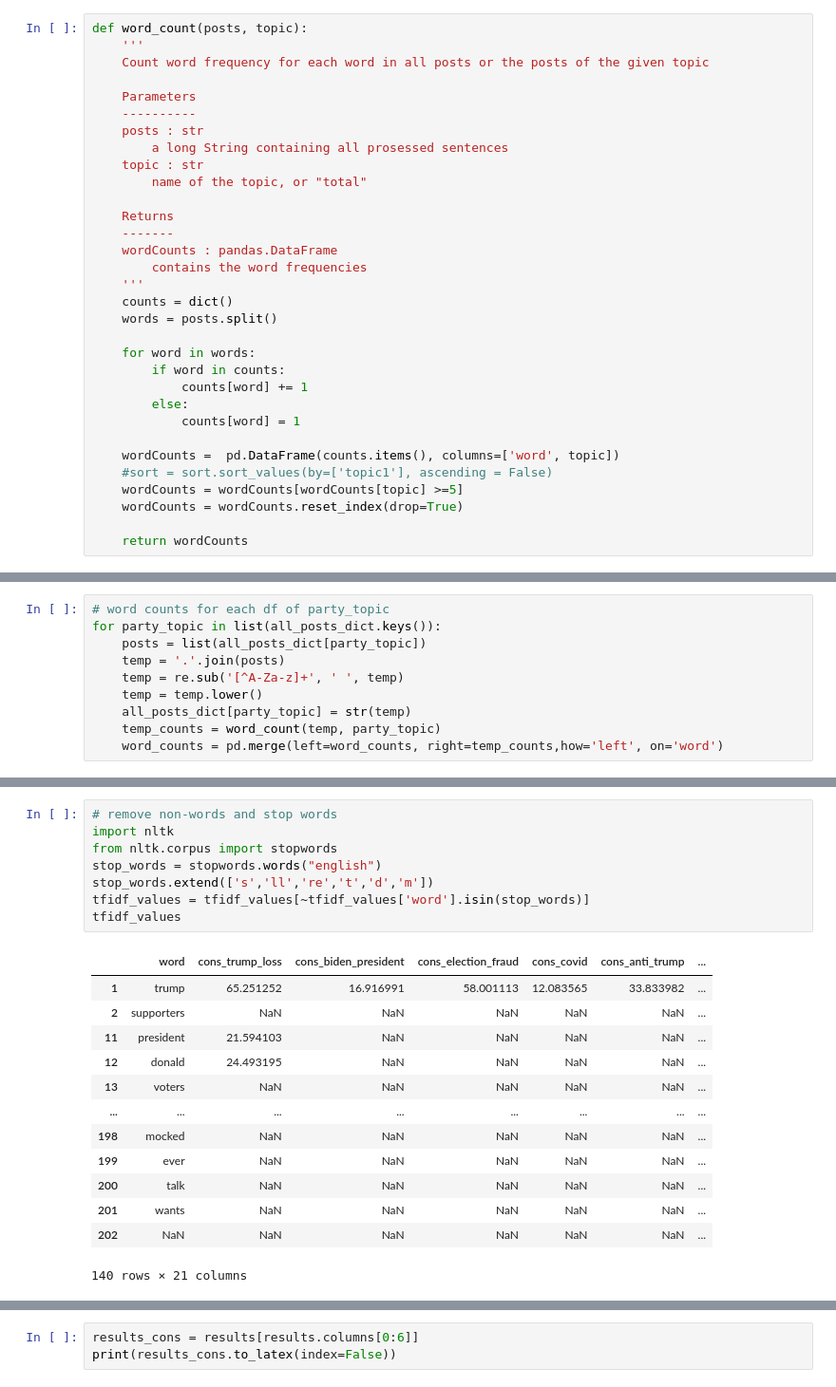
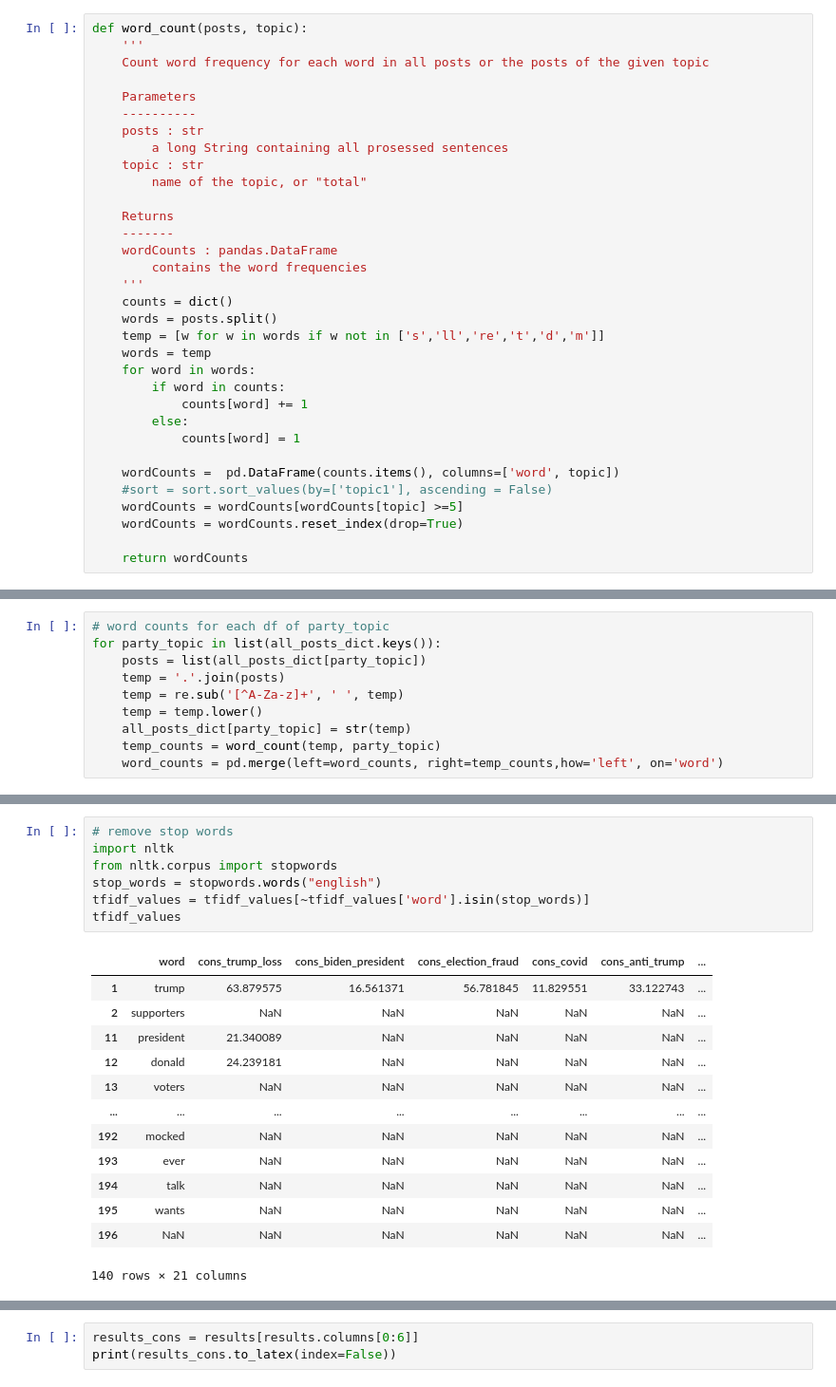
Before and after one commit to wly21/TD-IDF-topics, a Jupyter notebook: TF-IDF.ipynb, the cells around one changed output, grey strips where cells are left out. Shown at 95% size. Saved outputs shown, nothing was run; the diff lists cells and outputs as text.

```diff
--- a/TF-IDF.ipynb
+++ b/TF-IDF.ipynb
@@ -64,7 +70,8 @@ def word_count(posts, topic):
     '''
     counts = dict()
     words = posts.split()
-
+    temp = [w for w in words if w not in ['s','ll','re','t','d','m']]
+    words = temp
     for word in words:
         if word in counts:
             counts[word] += 1
@@ -199,22 +206,21 @@ tfidf_values
 # %%
-# remove non-words and stop words
+# remove stop words
 import nltk
 from nltk.corpus import stopwords
 stop_words = stopwords.words("english")
-stop_words.extend(['s','ll','re','t','d','m'])
 tfidf_values = tfidf_values[~tfidf_values['word'].isin(stop_words)]
 tfidf_values
 # %% [output]
 |  | word | cons_trump_loss | cons_biden_president | cons_election_fraud | cons_covid | cons_anti_trump | ... |
-| 1 | trump | 65.251252 | 16.916991 | 58.001113 | 12.083565 | 33.833982 | ... |
+| 1 | trump | 63.879575 | 16.561371 | 56.781845 | 11.829551 | 33.122743 | ... |
 | 2 | supporters | NaN | NaN | NaN | NaN | NaN | ... |
-| 11 | president | 21.594103 | NaN | NaN | NaN | NaN | ... |
-| 12 | donald | 24.493195 | NaN | NaN | NaN | NaN | ... |
+| 11 | president | 21.340089 | NaN | NaN | NaN | NaN | ... |
+| 12 | donald | 24.239181 | NaN | NaN | NaN | NaN | ... |
 | 13 | voters | NaN | NaN | NaN | NaN | NaN | ... |
 | ... | ... | ... | ... | ... | ... | ... | ... |
-| 198 | mocked | NaN | NaN | NaN | NaN | NaN | ... |
-| 199 | ever | NaN | NaN | NaN | NaN | NaN | ... |
-| 200 | talk | NaN | NaN | NaN | NaN | NaN | ... |
-| 201 | wants | NaN | NaN | NaN | NaN | NaN | ... |
-| 202 | NaN | NaN | NaN | NaN | NaN | NaN | ... |
+| 192 | mocked | NaN | NaN | NaN | NaN | NaN | ... |
+| 193 | ever | NaN | NaN | NaN | NaN | NaN | ... |
+| 194 | talk | NaN | NaN | NaN | NaN | NaN | ... |
+| 195 | wants | NaN | NaN | NaN | NaN | NaN | ... |
+| 196 | NaN | NaN | NaN | NaN | NaN | NaN | ... |
 140 rows × 21 columns
```
Also changed, not shown: parts of 15 cells of this notebook.
